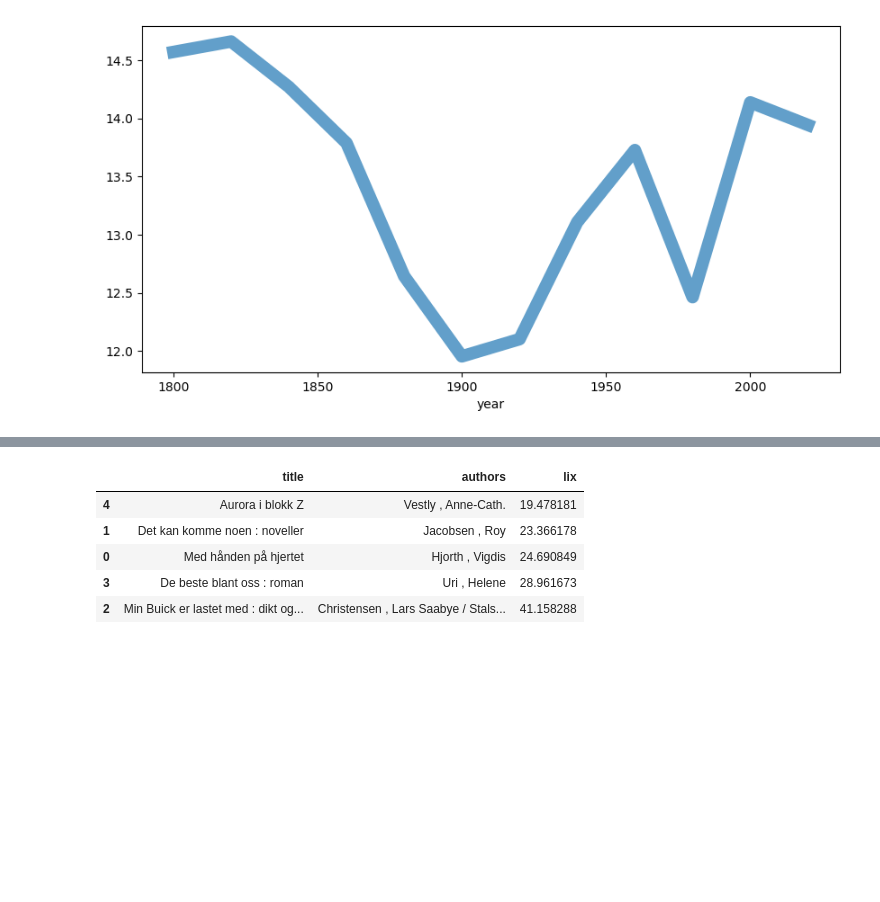
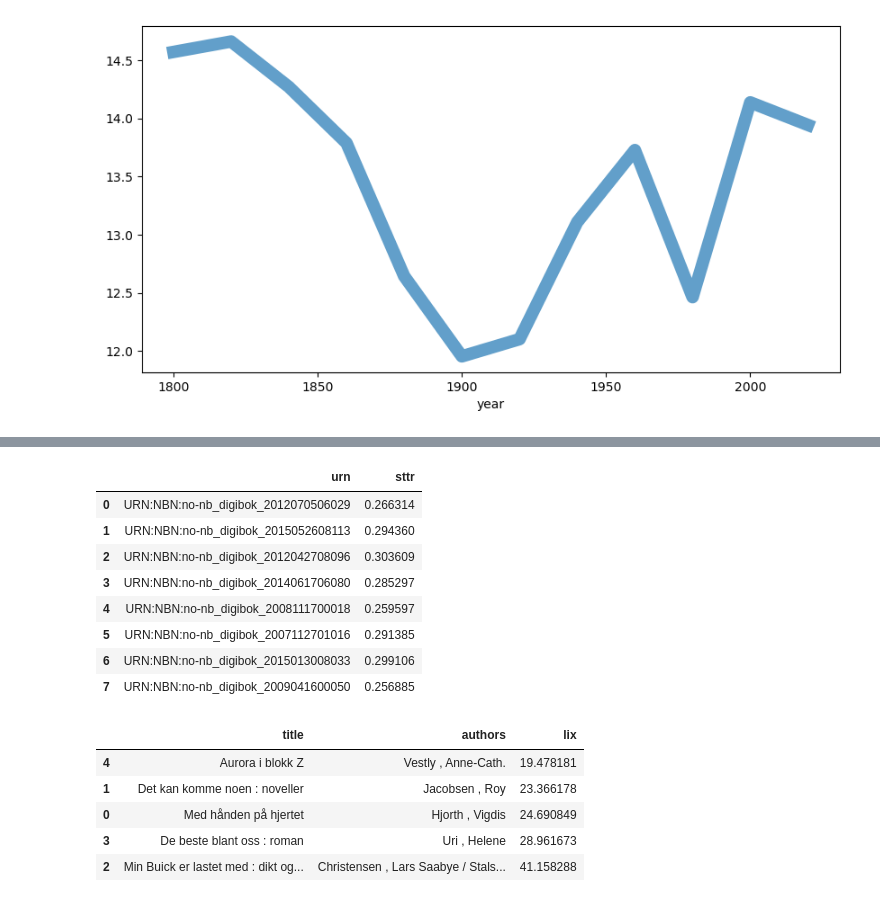
Before and after one commit to Yoonsen/LIX, a Jupyter notebook: lix_compute.ipynb, the cells around one changed output, grey strips where cells are left out. Drawn from its saved outputs; the diff is of its cells as text; code cells hidden in the pictures; blank space fills up the shorter version.

```diff
--- a/lix_compute.ipynb
+++ b/lix_compute.ipynb
@@ -86,3 +76,0 @@ dtype: float64
-# %%
-a = pd.DataFrame(sentence_length(dh.Corpus(doctype='digibok', to_year = 1840)))
-a['year'] = 1840
@@ -211,3 +159,15 @@ lix_all(sample())
+# %%
+pd.DataFrame(list(a.frame.urn.apply(sttr)), columns=['urn', 'sttr'])
+# %% [output]
+|  | urn | sttr |
+| 0 | URN:NBN:no-nb_digibok_2012070506029 | 0.266314 |
+| 1 | URN:NBN:no-nb_digibok_2015052608113 | 0.294360 |
+| 2 | URN:NBN:no-nb_digibok_2012042708096 | 0.303609 |
+| 3 | URN:NBN:no-nb_digibok_2014061706080 | 0.285297 |
+| 4 | URN:NBN:no-nb_digibok_2008111700018 | 0.259597 |
+| 5 | URN:NBN:no-nb_digibok_2007112701016 | 0.291385 |
+| 6 | URN:NBN:no-nb_digibok_2015013008033 | 0.299106 |
+| 7 | URN:NBN:no-nb_digibok_2009041600050 | 0.256885 |
 # %%
 lix_all(sample())
 # %% [output]
```
Also changed, not shown: parts of 17 cells of this notebook.
